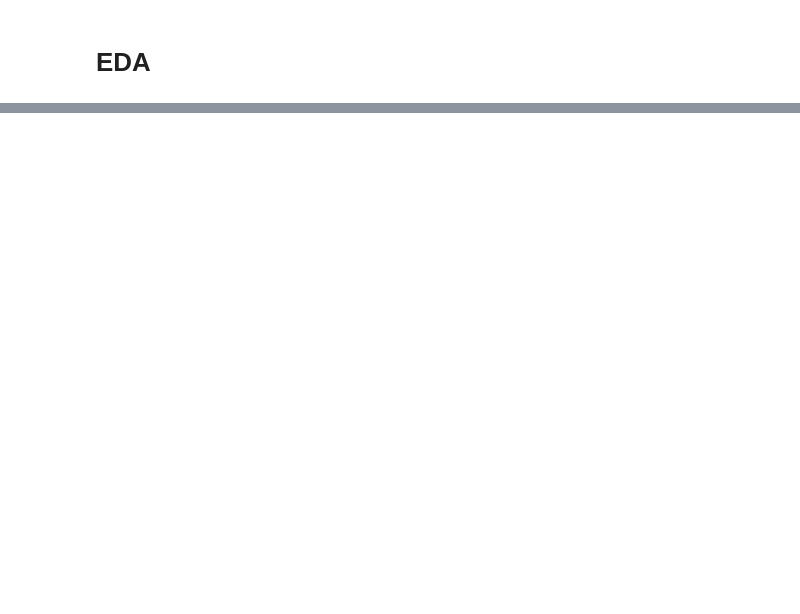
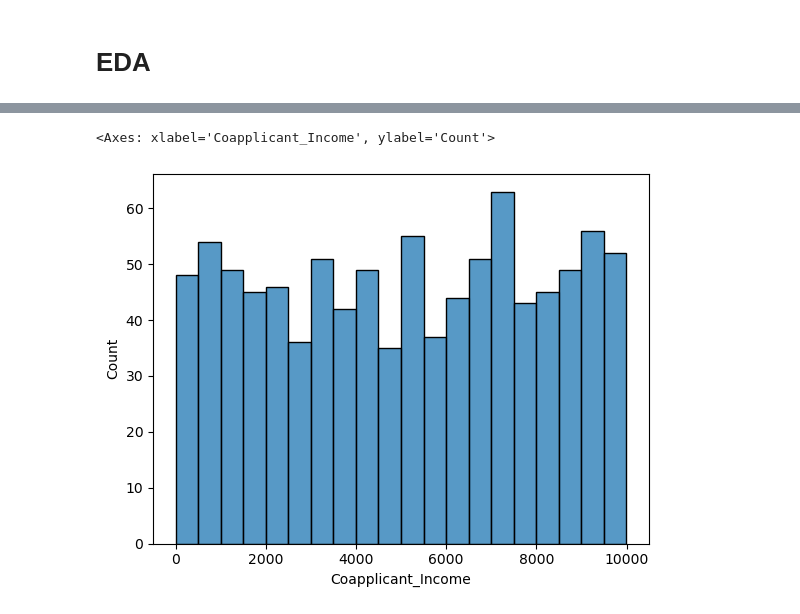
Before and after one commit to EppaHarsha/Loan_Approval_System, a Jupyter notebook: loan_approval_system.ipynb, the cells around one changed output, grey strips where cells are left out. Saved outputs shown, nothing was run; the diff lists cells and outputs as text; code cells hidden in the pictures; blank space fills up the shorter version.

```diff
--- a/loan_approval_system.ipynb
+++ b/loan_approval_system.ipynb
@@ -38,0 +71,9 @@ Name: count, dtype: int64
+# %%
+sns.histplot(
+    data = data,
+    x = "Coapplicant_Income",
+    bins=20
+)
+# %% [output]
+<Axes: xlabel='Coapplicant_Income', ylabel='Count'>
+[figure, added]
```
Also changed, not shown: parts of 23 cells of this notebook.
